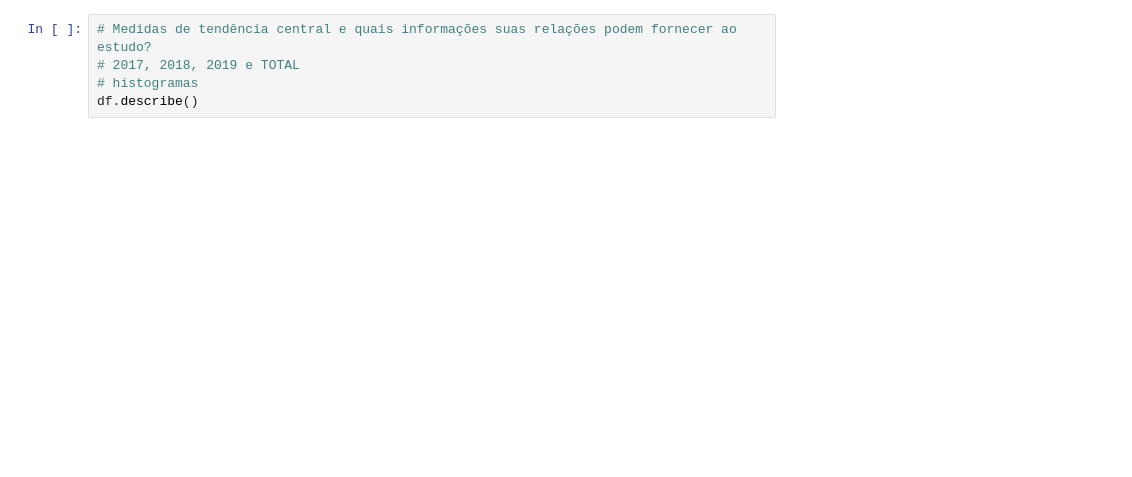
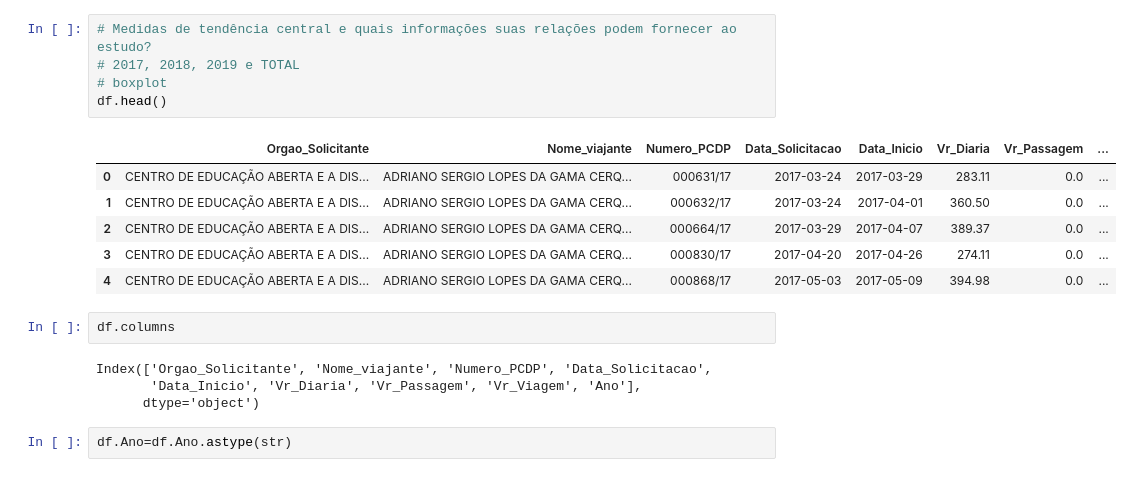
Before and after one commit to PedroSouzaDS/Traveling-Costs-Issue, a Jupyter notebook: Exploring_analysis/Analysis_exploring.ipynb, the cells around one changed output. Cells and saved outputs as stored; diff of their text form; blank space fills up the shorter version.

```diff
--- a/Exploring_analysis/Analysis_exploring.ipynb
+++ b/Exploring_analysis/Analysis_exploring.ipynb
@@ -25,5 +94,20 @@ df.groupby('Ano').sum().sum()
 # %%
 # Medidas de tendência central e quais informações suas relações podem fornecer ao estudo?
 # 2017, 2018, 2019 e TOTAL
-# histogramas
-df.describe()
+# boxplot
+df.head()
+# %% [output]
+|  | Orgao_Solicitante | Nome_viajante | Numero_PCDP | Data_Solicitacao | Data_Inicio | Vr_Diaria | Vr_Passagem | ... |
+| 0 | CENTRO DE EDUCAÇÃO ABERTA E A DIS... | ADRIANO SERGIO LOPES DA GAMA CERQ... | 000631/17 | 2017-03-24 | 2017-03-29 | 283.11 | 0.0 | ... |
+| 1 | CENTRO DE EDUCAÇÃO ABERTA E A DIS... | ADRIANO SERGIO LOPES DA GAMA CERQ... | 000632/17 | 2017-03-24 | 2017-04-01 | 360.50 | 0.0 | ... |
+| 2 | CENTRO DE EDUCAÇÃO ABERTA E A DIS... | ADRIANO SERGIO LOPES DA GAMA CERQ... | 000664/17 | 2017-03-29 | 2017-04-07 | 389.37 | 0.0 | ... |
+| 3 | CENTRO DE EDUCAÇÃO ABERTA E A DIS... | ADRIANO SERGIO LOPES DA GAMA CERQ... | 000830/17 | 2017-04-20 | 2017-04-26 | 274.11 | 0.0 | ... |
+| 4 | CENTRO DE EDUCAÇÃO ABERTA E A DIS... | ADRIANO SERGIO LOPES DA GAMA CERQ... | 000868/17 | 2017-05-03 | 2017-05-09 | 394.98 | 0.0 | ... |
+# %%
+df.columns
+# %% [output]
+Index(['Orgao_Solicitante', 'Nome_viajante', 'Numero_PCDP', 'Data_Solicitacao',
+       'Data_Inicio', 'Vr_Diaria', 'Vr_Passagem', 'Vr_Viagem', 'Ano'],
+      dtype='object')
+# %%
+df.Ano=df.Ano.astype(str)
```
Also changed, not shown: parts of 25 cells of this notebook.
